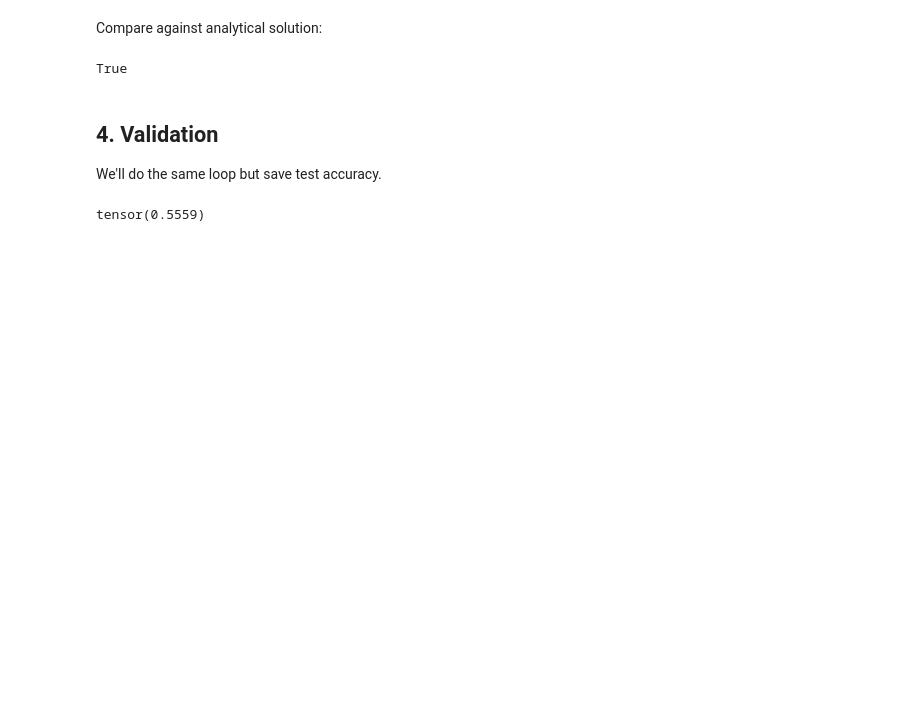
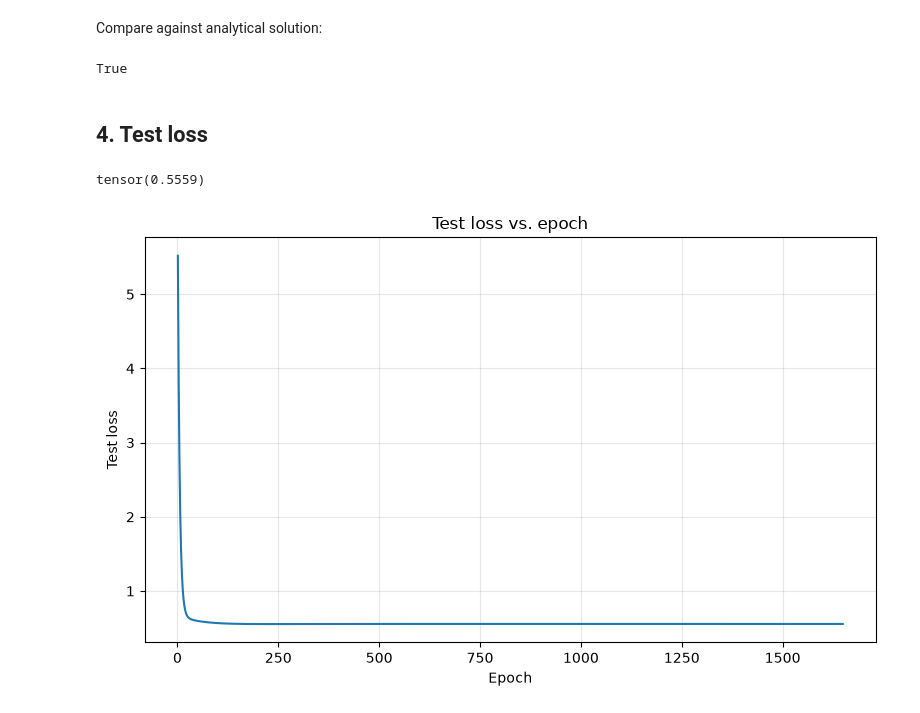
Before and after one commit to gmontamat/alice-book-notes, a Jupyter notebook: ch4-regression.ipynb, the cells around one changed output. Cells and saved outputs as stored; diff of their text form; code cells hidden in the pictures; blank space fills up the shorter version.

```diff
--- a/ch4-regression.ipynb
+++ b/ch4-regression.ipynb
@@ -63,19 +65,26 @@ tensor(42.8292)
 # %%
 class RegressionModel:
 
-    def __init__(self, c, _lambda=0.0):
-        self.w = torch.normal(0, 0.01, size=(c + 1,))
+    def __init__(self, c, _lambda=0.0, use_bias=True):
         # We don't use b, we add 1 to the features w ~ (c + 1)
-        # self.b = torch.zeros(1)
+        n_features = c + 1 if use_bias else c
+        self.w = torch.normal(0, 0.01, size=(n_features,))
         self._lambda = _lambda  # l2 penalty
+        self.use_bias = use_bias
+
+    @staticmethod
+    def _augment(X):
+        return torch.column_stack((X, torch.ones(X.size(0))))
 
     def grad(self, X, y):
-        X1 = torch.column_stack((X, torch.ones(X.size(0))))
-        return X1.T @ (X1 @ self.w - y) / X.size(0) + self._lambda * self.w
+        if self.use_bias:
+            X = self._augment(X)
+        return X.T @ (X @ self.w - y) / X.size(0) + self._lambda * self.w
 
     def forward(self, X):
-        X1 = torch.column_stack((X, torch.ones(X.size(0))))
-        return X1 @ self.w
+        if self.use_bias:
+            X = self._augment(X)
+        return X @ self.w
 # %%
 def squared_loss(y, y_pred):
     return torch.mean((y - y_pred)**2)
@@ -88,10 +97,13 @@ learning_rate = 0.1
 epochs = 15000
 # %%
 model = RegressionModel(c)
+test_loss = []
 # %%
 for epoch in range(epochs):
     y_pred = model.forward(X_train)
     loss = squared_loss(y_train, y_pred)
+    test_loss.append(squared_loss(y_test, model.forward(X_test)))
+    # Compute gradient and update weights
     gradw = model.grad(X_train, y_train)
     model.w -= learning_rate * gradw
     # Check for convergence
@@ -111,6 +123,4 @@ torch.allclose(model.w, w_star, rtol=1e-2)
 # %% [output]
 True
 # %% [markdown]
-## 4. Validation
-
-We'll do the same loop but save test accuracy.
+## 4. Test loss
@@ -122,3 +130,14 @@ pred = model.forward(X_test)
 squared_loss(y_test, pred)
 # %% [output]
 tensor(0.5559)
+# %%
+plt.figure(figsize=(8, 5))
+plt.plot(range(1, len(test_loss) + 1), [l.item() for l in test_loss])
+plt.xlabel("Epoch")
+plt.ylabel("Test loss")
+plt.title("Test loss vs. epoch")
+plt.grid(True, alpha=0.3)
+plt.tight_layout()
+plt.show()
+# %% [output]
+[figure, added]
```
Also changed, not shown: parts of 9 cells of this notebook, 1 other file.
